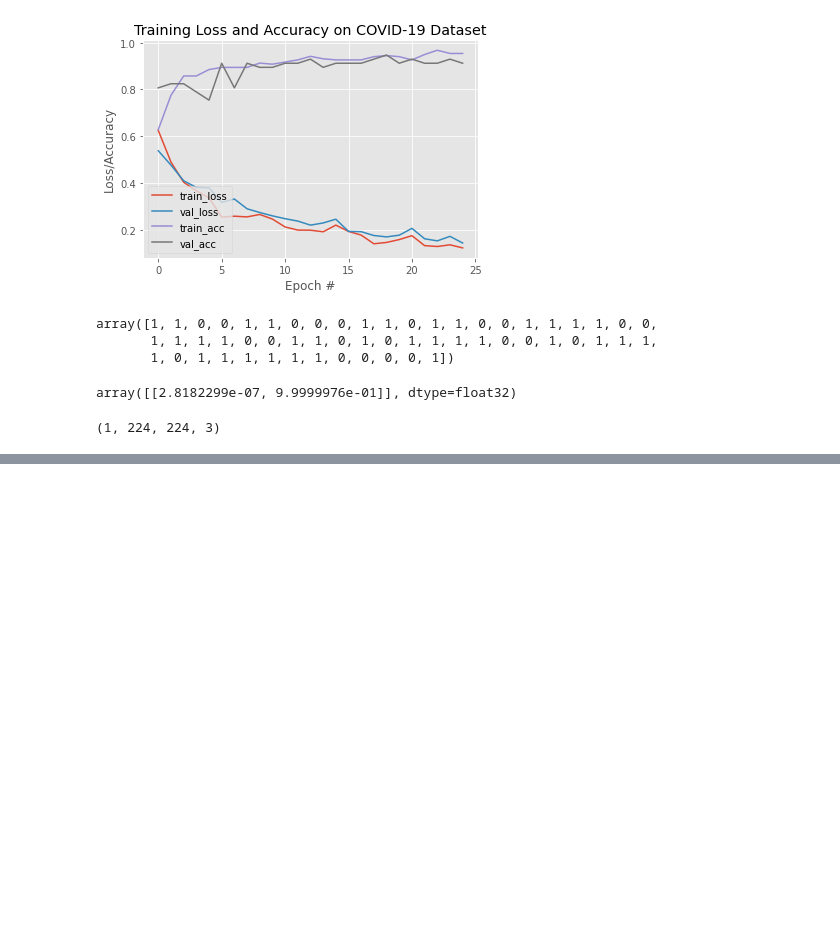
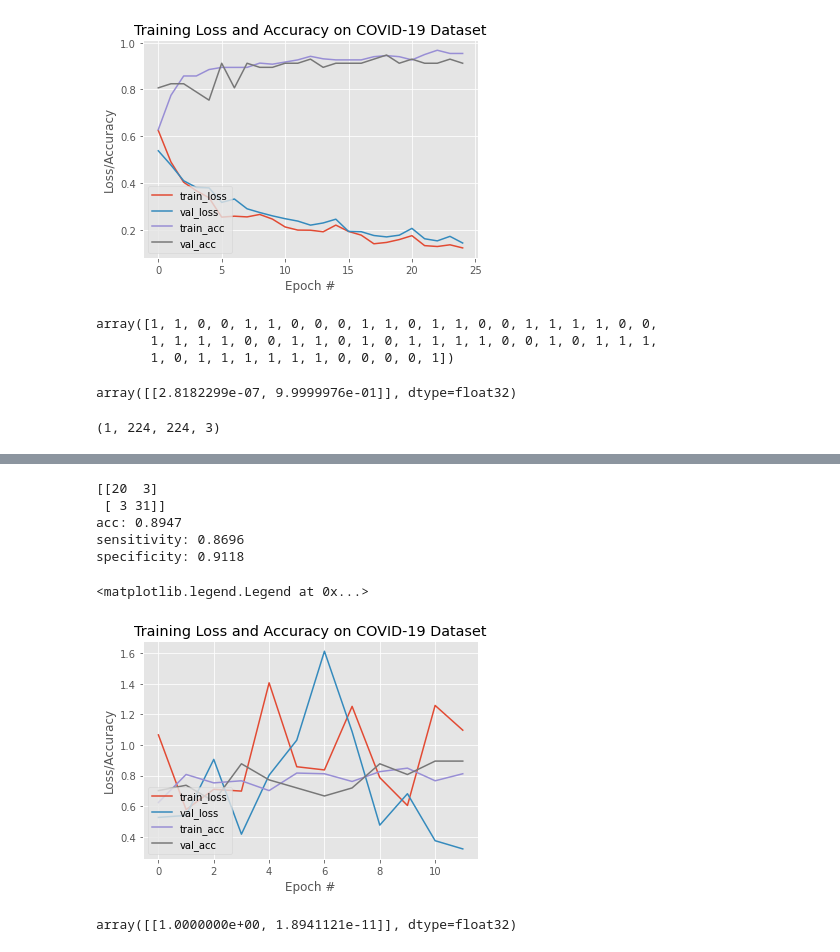
Before and after one commit to vaibhavG321/Classification-of-COVID-19-chest-X-ray-images, a Jupyter notebook: covid_VGG16.ipynb, the cells around one changed output, grey strips where cells are left out. Cells and saved outputs as stored; diff of their text form; code cells hidden in the pictures; blank space fills up the shorter version.

```diff
--- a/covid_VGG16.ipynb
+++ b/covid_VGG16.ipynb
@@ -325,0 +616,9 @@ img.shape
+# %%
+res = ResNet50(weights="imagenet", include_top=False, input_tensor=Input(shape=(224, 224, 3)))
+outputs = res.output
+outputs = Flatten(name="flatten")(outputs)
+outputs = Dropout(0.5)(outputs)
+outputs = Dense(2, activation="softmax")(outputs)
+model = Model(inputs=res.input, outputs=outputs)
+for layer in res.layers:
+  layer.trainable = False
@@ -325,0 +628,22 @@ img.shape
+# %%
+model_chkpt = ModelCheckpoint('best_mod.h5', save_best_only=True, monitor='accuracy')
+early_stopping = EarlyStopping(monitor='loss', restore_best_weights=False, patience=10)
+# %%
+# initialize the initial learning rate, number of epochs to train for,
+# and batch size
+INIT_LR = 1e-3
+EPOCHS = 25
+BS = 8
+# compile our model
+print("[INFO] compiling model...")
+opt = Adam(lr=INIT_LR, decay=INIT_LR / EPOCHS)
+model.compile(loss="binary_crossentropy", optimizer=opt,
+	metrics=["accuracy"])
+# train the head of the network
+print("[INFO] training head...")
+H = model.fit_generator(
+	trainAug.flow(trainX, trainY, batch_size=BS),
+	steps_per_epoch=len(trainX) // BS,
+	validation_data=(testX, testY),
+	validation_steps=len(testX) // BS,
+	epochs=EPOCHS,callbacks=[early_stopping,model_chkpt])
@@ -325,0 +688,46 @@ img.shape
+# %%
+# compute the confusion matrix and and use it to derive the raw
+# accuracy, sensitivity, and specificity
+cm = confusion_matrix(testY.argmax(axis=1), predIdxs)
+total = sum(sum(cm))
+acc = (cm[0, 0] + cm[1, 1]) / total
+sensitivity = cm[0, 0] / (cm[0, 0] + cm[0, 1])
+specificity = cm[1, 1] / (cm[1, 0] + cm[1, 1])
+# show the confusion matrix, accuracy, sensitivity, and specificity
+print(cm)
+print("acc: {:.4f}".format(acc))
+print("sensitivity: {:.4f}".format(sensitivity))
+print("specificity: {:.4f}".format(specificity))
+# %% [output]
+[[20  3]
+ [ 3 31]]
+acc: 0.8947
+sensitivity: 0.8696
+specificity: 0.9118
+# %%
+# plot the training loss and accuracy
+N = EPOCHS
+plt.style.use("ggplot")
+plt.figure()
+plt.plot(np.arange(0, 12), H.history["loss"], label="train_loss")
+plt.plot(np.arange(0, 12), H.history["val_loss"], label="val_loss")
+plt.plot(np.arange(0, 12), H.history["accuracy"], label="train_acc")
+plt.plot(np.arange(0, 12), H.history["val_accuracy"], label="val_acc")
+plt.title("Training Loss and Accuracy on COVID-19 Dataset")
+plt.xlabel("Epoch #")
+plt.ylabel("Loss/Accuracy")
+plt.legend(loc="lower left")
+#plt.savefig(args["plot"])
+# %% [output]
+<matplotlib.legend.Legend at 0x...>
+[figure, added]
+# %%
+#from IPython.display import Image
+#Image('/content/drive/My Drive/covid dataset/images/1-s2.0-S0929664620300449-gr2_lrg-a.jpg')
+image = cv2.imread('/content/drive/My Drive/covid dataset/images/1-s2.0-S0929664620300449-gr2_lrg-a.jpg')
+image = cv2.cvtColor(image, cv2.COLOR_BGR2RGB)
+image = cv2.resize(image, (224, 224))
+img=np.reshape(image,(1,224,224,3))
+model.predict(img)
+# %% [output]
+array([[1.0000000e+00, 1.8941121e-11]], dtype=float32)
```
Also changed, not shown: parts of 27 cells of this notebook.
